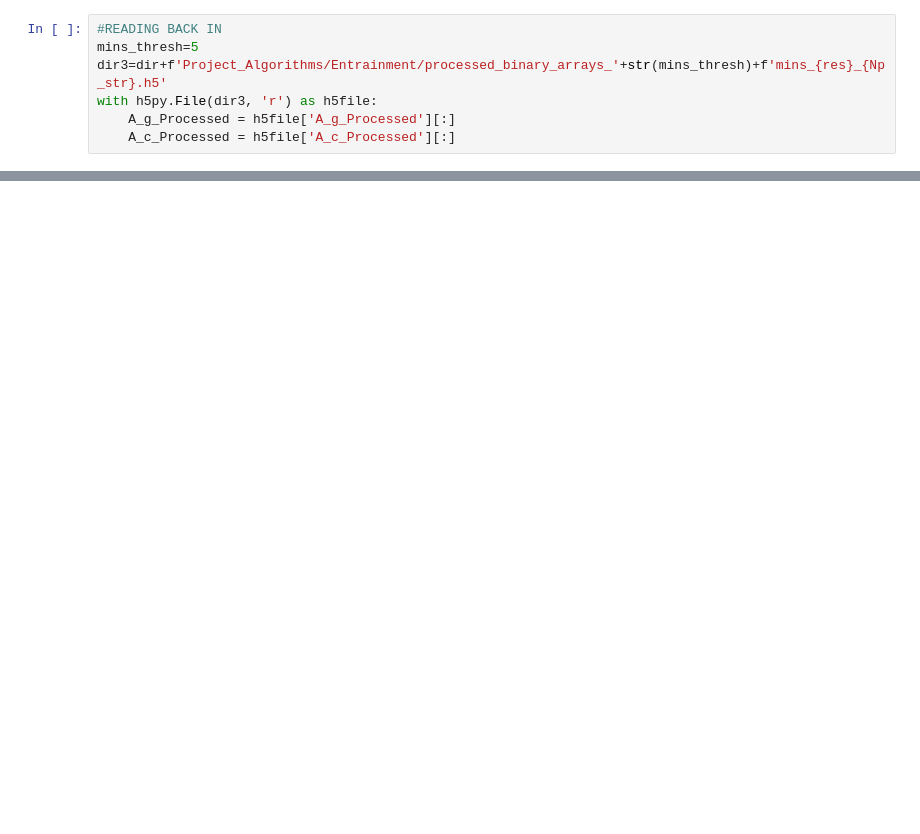
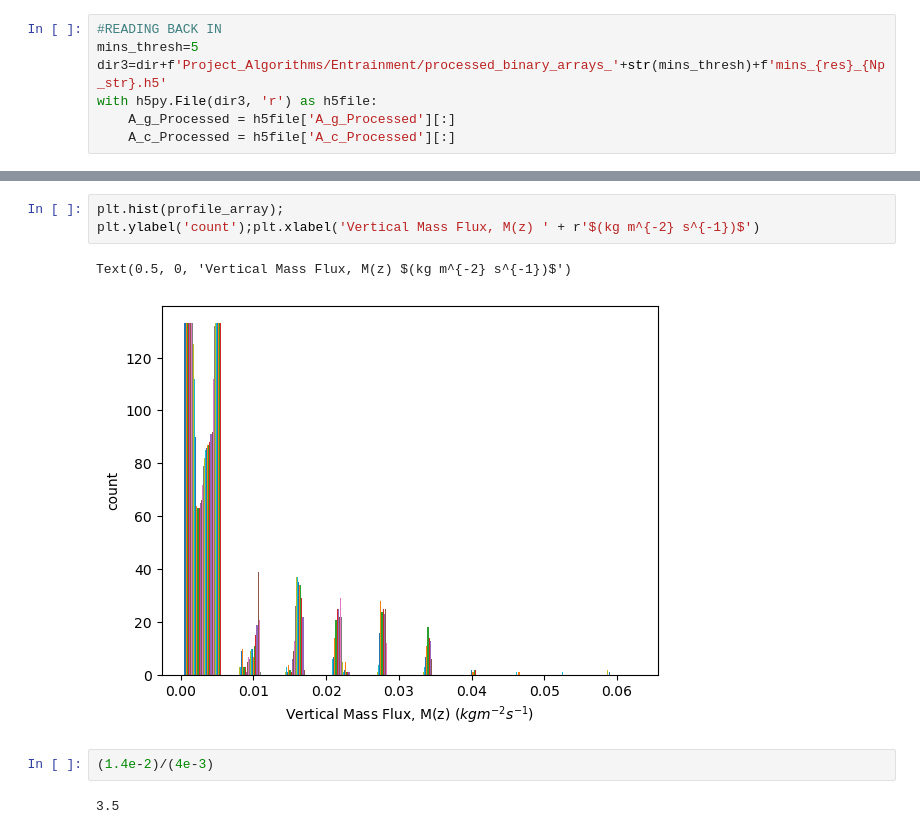
Before and after one commit to torrilab/DCI-Project, a Jupyter notebook: Code/Project_Algorithms/Entrainment/Vertical_Mass_Flux.ipynb, the cells around one changed output, grey strips where cells are left out. Drawn from its saved outputs; the diff is of its cells as text; blank space fills up the shorter version.

```diff
--- a/Code/Project_Algorithms/Entrainment/Vertical_Mass_Flux.ipynb
+++ b/Code/Project_Algorithms/Entrainment/Vertical_Mass_Flux.ipynb
@@ -338,0 +358,10 @@ plt.gca().xaxis.set_major_formatter(formatter)
+# %%
+plt.hist(profile_array);
+plt.ylabel('count');plt.xlabel('Vertical Mass Flux, M(z) ' + r'$(kg m^{-2} s^{-1})$')
+# %% [output]
+Text(0.5, 0, 'Vertical Mass Flux, M(z) $(kg m^{-2} s^{-1})$')
+[figure, added]
+# %%
+(1.4e-2)/(4e-3)
+# %% [output]
+3.5
```
Also changed, not shown: parts of 10 cells of this notebook, 26 other files.
